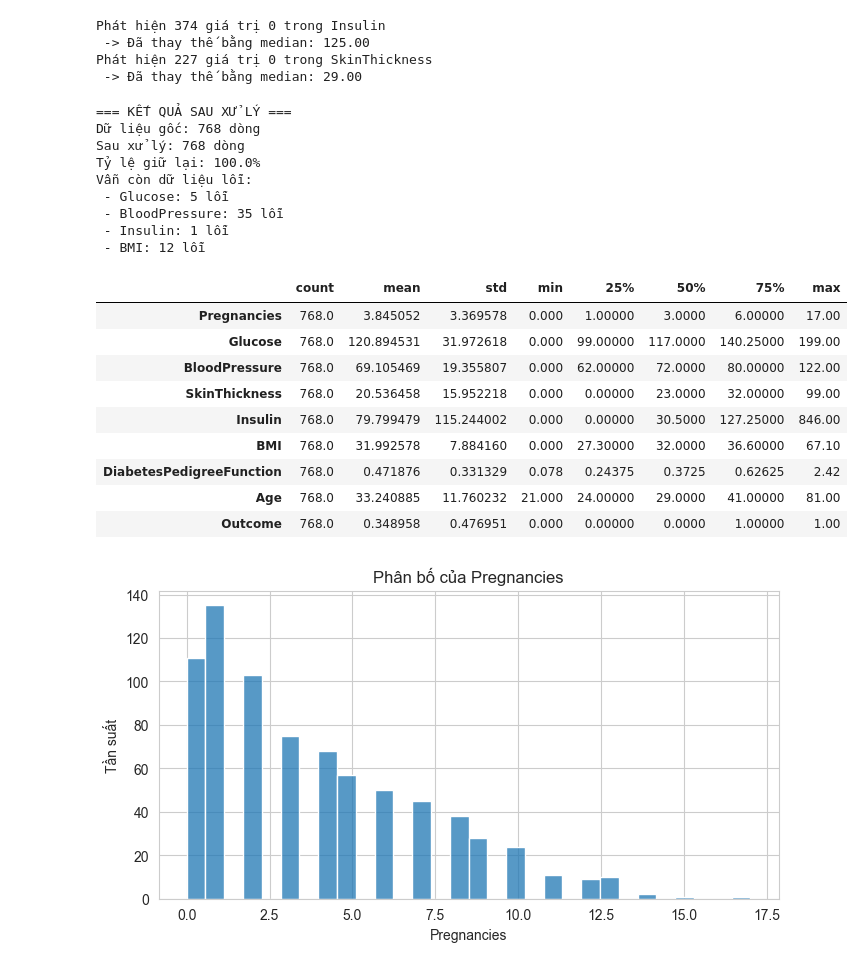
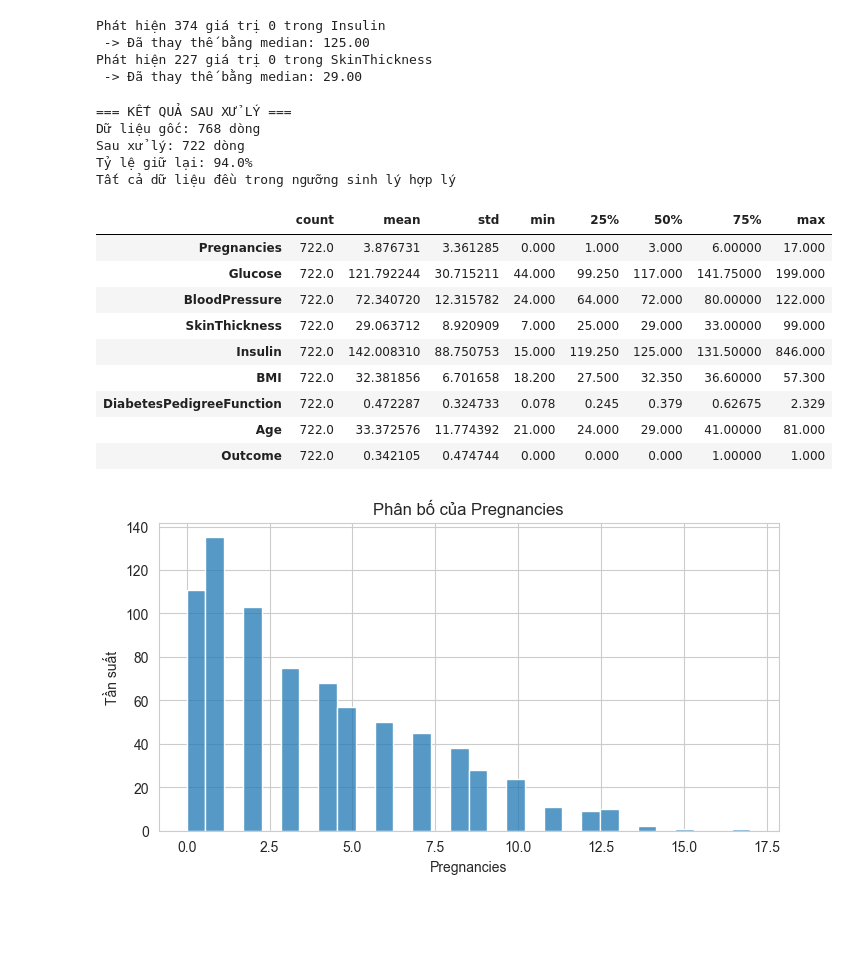
Before and after one commit to LeQuocBinh25/ThucHanh-TTNT, a Jupyter notebook: index.ipynb, the cells around one changed output. Saved outputs shown, nothing was run; the diff lists cells and outputs as text; code cells hidden in the pictures; blank space fills up the shorter version.

Commit message:
TH06/Sửa lỗi lọc dữ liệu sạch

```diff
--- a/index.ipynb
+++ b/index.ipynb
@@ -132,11 +132,16 @@ Phát hiện 374 giá trị 0 trong Insulin
 Phát hiện 227 giá trị 0 trong SkinThickness
  -> Đã thay thế bằng median: 29.00
 # %%
+for col, (min_val, max_val) in physiological_ranges.items():
+    df_final = df_final[(df_final[col] >= min_val) & (df_final[col] <= max_val)]
+
 print("=== KẾT QUẢ SAU XỬ LÝ ===")
 print(f"Dữ liệu gốc: {len(df)} dòng")
 print(f"Sau xử lý: {len(df_final)} dòng")
 print(f"Tỷ lệ giữ lại: {len(df_final)/len(df)*100:.1f}%")
+
 final_errors = detect_physiological_errors(df_final, physiological_ranges)
+
 if not final_errors:
     print("Tất cả dữ liệu đều trong ngưỡng sinh lý hợp lý")
 else:
@@ -146,26 +151,22 @@ else:
 # %% [output]
 === KẾT QUẢ SAU XỬ LÝ ===
 Dữ liệu gốc: 768 dòng
-Sau xử lý: 768 dòng
-Tỷ lệ giữ lại: 100.0%
-Vẫn còn dữ liệu lỗi:
- - Glucose: 5 lỗi
- - BloodPressure: 35 lỗi
- - Insulin: 1 lỗi
- - BMI: 12 lỗi
+Sau xử lý: 722 dòng
+Tỷ lệ giữ lại: 94.0%
+Tất cả dữ liệu đều trong ngưỡng sinh lý hợp lý
 # %%
-display(df.describe().T)
+display(df_final.describe().T)
 # %% [output]
 |  | count | mean | std | min | 25% | 50% | 75% | max |
-| Pregnancies | 768.0 | 3.845052 | 3.369578 | 0.000 | 1.00000 | 3.0000 | 6.00000 | 17.00 |
-| Glucose | 768.0 | 120.894531 | 31.972618 | 0.000 | 99.00000 | 117.0000 | 140.25000 | 199.00 |
-| BloodPressure | 768.0 | 69.105469 | 19.355807 | 0.000 | 62.00000 | 72.0000 | 80.00000 | 122.00 |
-| SkinThickness | 768.0 | 20.536458 | 15.952218 | 0.000 | 0.00000 | 23.0000 | 32.00000 | 99.00 |
-| Insulin | 768.0 | 79.799479 | 115.244002 | 0.000 | 0.00000 | 30.5000 | 127.25000 | 846.00 |
-| BMI | 768.0 | 31.992578 | 7.884160 | 0.000 | 27.30000 | 32.0000 | 36.60000 | 67.10 |
-| DiabetesPedigreeFunction | 768.0 | 0.471876 | 0.331329 | 0.078 | 0.24375 | 0.3725 | 0.62625 | 2.42 |
-| Age | 768.0 | 33.240885 | 11.760232 | 21.000 | 24.00000 | 29.0000 | 41.00000 | 81.00 |
-| Outcome | 768.0 | 0.348958 | 0.476951 | 0.000 | 0.00000 | 0.0000 | 1.00000 | 1.00 |
+| Pregnancies | 722.0 | 3.876731 | 3.361285 | 0.000 | 1.000 | 3.000 | 6.00000 | 17.000 |
+| Glucose | 722.0 | 121.792244 | 30.715211 | 44.000 | 99.250 | 117.000 | 141.75000 | 199.000 |
+| BloodPressure | 722.0 | 72.340720 | 12.315782 | 24.000 | 64.000 | 72.000 | 80.00000 | 122.000 |
+| SkinThickness | 722.0 | 29.063712 | 8.920909 | 7.000 | 25.000 | 29.000 | 33.00000 | 99.000 |
+| Insulin | 722.0 | 142.008310 | 88.750753 | 15.000 | 119.250 | 125.000 | 131.50000 | 846.000 |
+| BMI | 722.0 | 32.381856 | 6.701658 | 18.200 | 27.500 | 32.350 | 36.60000 | 57.300 |
+| DiabetesPedigreeFunction | 722.0 | 0.472287 | 0.324733 | 0.078 | 0.245 | 0.379 | 0.62675 | 2.329 |
+| Age | 722.0 | 33.372576 | 11.774392 | 21.000 | 24.000 | 29.000 | 41.00000 | 81.000 |
+| Outcome | 722.0 | 0.342105 | 0.474744 | 0.000 | 0.000 | 0.000 | 1.00000 | 1.000 |
 # %%
 import matplotlib.pyplot as plt
 import seaborn as sns
```
Also changed, not shown: parts of 5 cells of this notebook.
